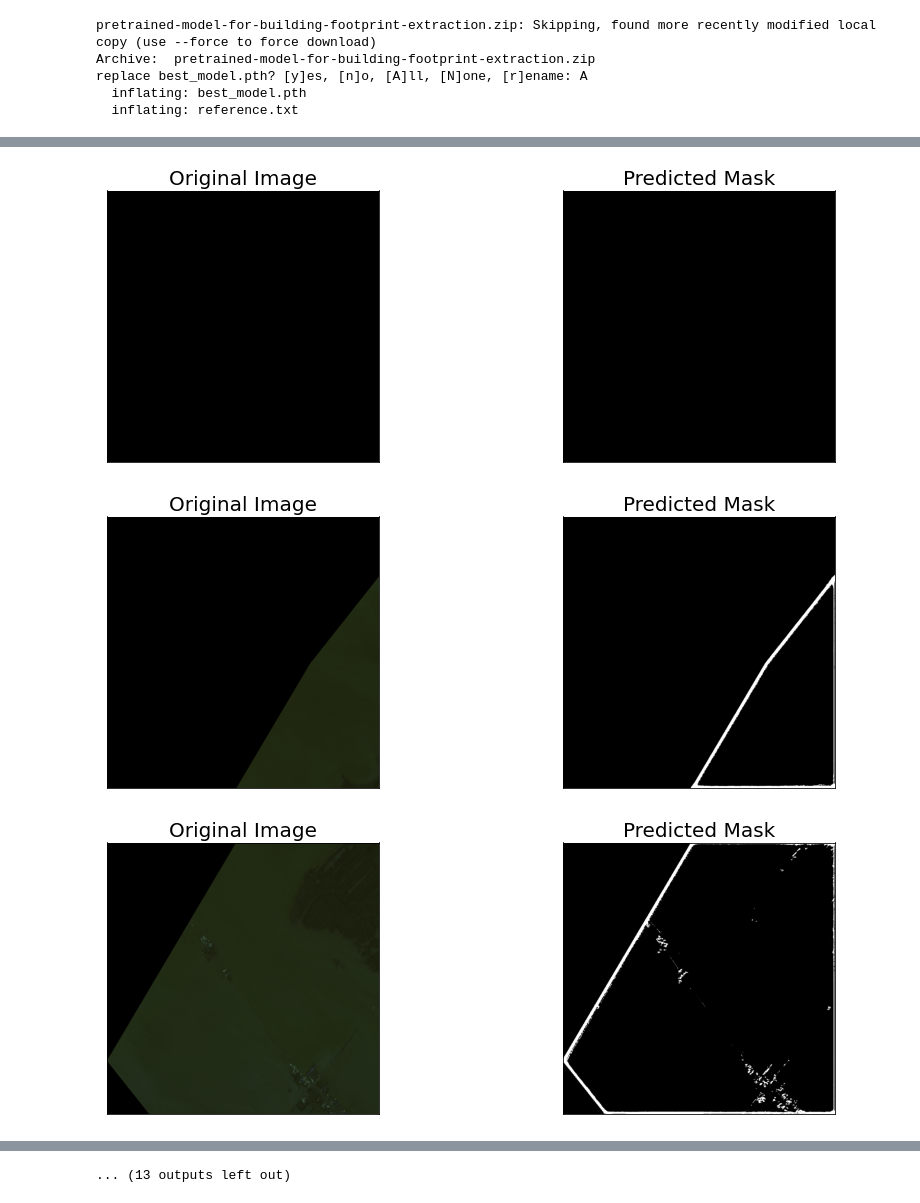
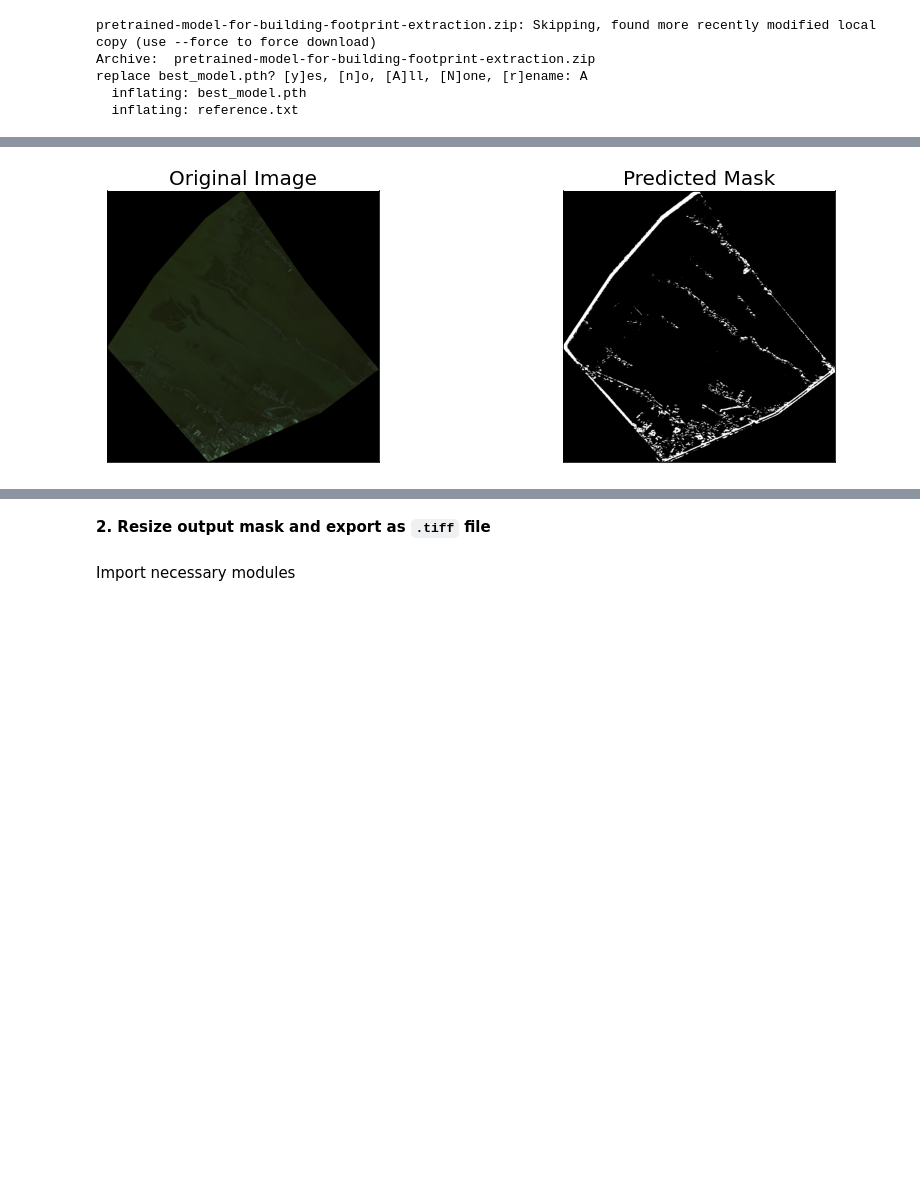
Before and after one commit to menvuthy/portfolio, a Jupyter notebook: docs/Content/Documentation/deep-learning/Building_Footprint_Prediction_on_WorldView_3_Satellite_Images.ipynb, the cells around one changed output, grey strips where cells are left out. Drawn from its saved outputs; the diff is of its cells as text; code cells hidden in the pictures; blank space fills up the shorter version.

```diff
--- a/docs/Content/Documentation/deep-learning/Building_Footprint_Prediction_on_WorldView_3_Satellite_Images.ipynb
+++ b/docs/Content/Documentation/deep-learning/Building_Footprint_Prediction_on_WorldView_3_Satellite_Images.ipynb
@@ -82,6 +85,6 @@ replace best_model.pth? [y]es, [n]o, [A]ll, [N]one, [r]ename: A
 # %%
-DATA_DIR = '/content/drive/MyDrive/Colab Notebooks/Porfolio/Deep-learning/output/wv3-images/'
+DATA_DIR = '/content/drive/MyDrive/Colab Notebooks/Porfolio/Deep-learning/output/wv3-images/image-8b'
 
 
-x_predict_dir = os.path.join(DATA_DIR, '8-byte-images')
+x_predict_dir = os.path.join(DATA_DIR)
 # %% [markdown]
@@ -302,22 +305,21 @@ if not os.path.exists(sample_preds_folder):
 # %%
 for idx in range(len(predict_dataset)):
 
     image = predict_dataset[idx]
     x_tensor = torch.from_numpy(image).to(DEVICE).unsqueeze(0)
     # Predict test image
     pred_mask = best_model(x_tensor)
     pred_mask = pred_mask.detach().squeeze().cpu().numpy()
     # Convert pred_mask from `CHW` format to `HWC` format
     pred_mask = np.transpose(pred_mask,(1,2,0))
     # Get prediction channel corresponding to building
+    pred_building_heatmap = pred_mask[:,:,select_classes.index('building')]
     pred_mask = crop_image(colour_code_segmentation(reverse_one_hot(pred_mask), select_class_rgb_values))
     # Write predicted mask
     cv2.imwrite(os.path.join(sample_preds_folder, f"sample_pred_{idx}.png"), pred_mask)
     visualize(
         original_image = predict_dataset_vis[idx],
         predicted_mask = pred_mask,
     )
 # %% [output]
-[figure, old version]
+[figure, new version]
-[figure, removed]
-[figure, removed]
@@ -333 +326,4 @@ for idx in range(len(predict_dataset)):
-... (13 outputs left out)
+# %% [markdown]
+**2. Resize output mask and export as `.tiff` file**
+# %% [markdown]
+Import necessary modules
```
Also changed, not shown: parts of 29 cells of this notebook.
